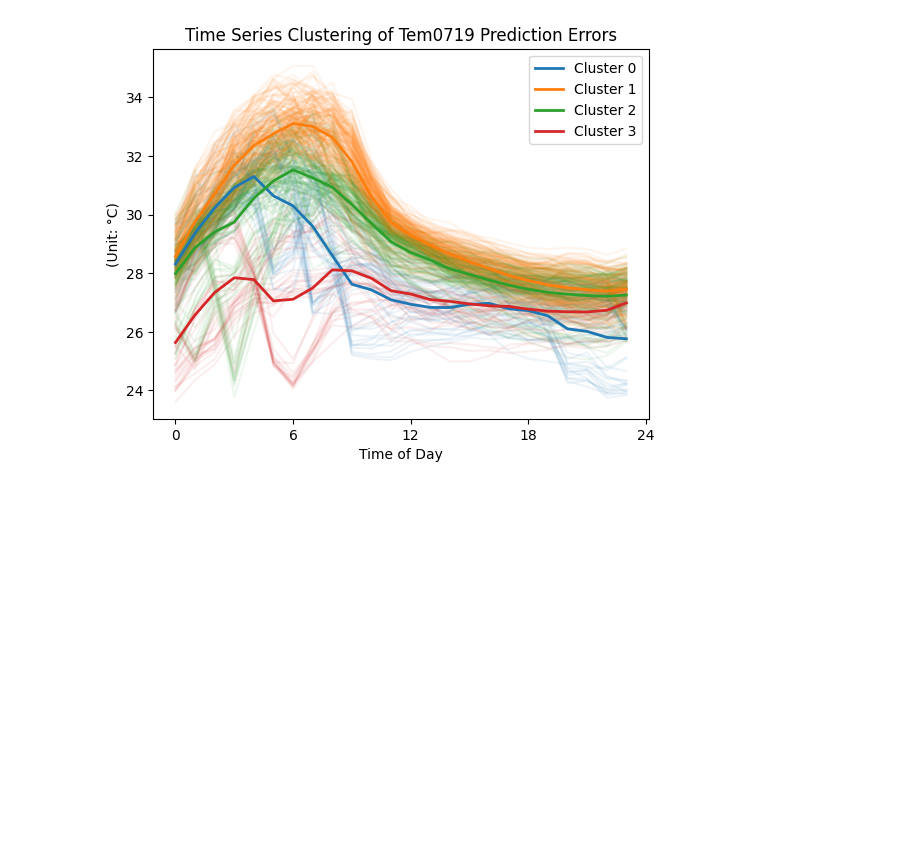
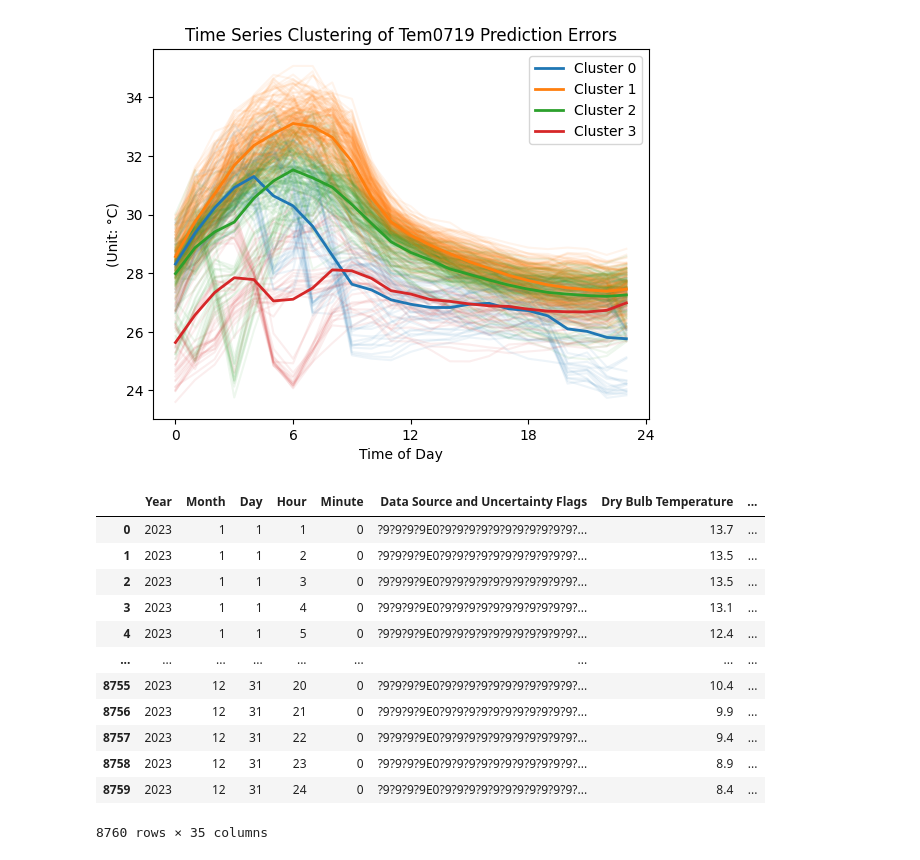
Before and after one commit to VIP-SMUR/24Fa-Microclimate-LSTM-Kriging, a Jupyter notebook: python/Organized_Model_Eval.ipynb, the cells around one changed output. Saved outputs shown, nothing was run; the diff lists cells and outputs as text; code cells hidden in the pictures; blank space fills up the shorter version.

```diff
--- a/python/Organized_Model_Eval.ipynb
+++ b/python/Organized_Model_Eval.ipynb
@@ -487,3 +494,24 @@ clusterresult, kmeans = calculate_clustering(puredata, measure, nclu=nclu)
 plot_time_series_clustering(puredata, measure, kmeans, nclu=nclu, ylabel=f'(Unit: {measureunit[measure]})')
 # %% [output]
 [figure]
+# %%
+from epw import epw
+CRC = epw()
+CRC.read(r"C:\Users\zeyuj\OneDrive\Desktop\GNI Repo\24Fa-Microclimate-UWG\data\CRC.epw")
+# %%
+CRC_df = CRC.dataframe
+CRC_df
+# %% [output]
+|  | Year | Month | Day | Hour | Minute | Data Source and Uncertainty Flags | Dry Bulb Temperature | ... |
+| 0 | 2023 | 1 | 1 | 1 | 0 | ?9?9?9?9E0?9?9?9?9?9?9?9?9?9?9?9?... | 13.7 | ... |
+| 1 | 2023 | 1 | 1 | 2 | 0 | ?9?9?9?9E0?9?9?9?9?9?9?9?9?9?9?9?... | 13.5 | ... |
+| 2 | 2023 | 1 | 1 | 3 | 0 | ?9?9?9?9E0?9?9?9?9?9?9?9?9?9?9?9?... | 13.5 | ... |
+| 3 | 2023 | 1 | 1 | 4 | 0 | ?9?9?9?9E0?9?9?9?9?9?9?9?9?9?9?9?... | 13.1 | ... |
+| 4 | 2023 | 1 | 1 | 5 | 0 | ?9?9?9?9E0?9?9?9?9?9?9?9?9?9?9?9?... | 12.4 | ... |
+| ... | ... | ... | ... | ... | ... | ... | ... | ... |
+| 8755 | 2023 | 12 | 31 | 20 | 0 | ?9?9?9?9E0?9?9?9?9?9?9?9?9?9?9?9?... | 10.4 | ... |
+| 8756 | 2023 | 12 | 31 | 21 | 0 | ?9?9?9?9E0?9?9?9?9?9?9?9?9?9?9?9?... | 9.9 | ... |
+| 8757 | 2023 | 12 | 31 | 22 | 0 | ?9?9?9?9E0?9?9?9?9?9?9?9?9?9?9?9?... | 9.4 | ... |
+| 8758 | 2023 | 12 | 31 | 23 | 0 | ?9?9?9?9E0?9?9?9?9?9?9?9?9?9?9?9?... | 8.9 | ... |
+| 8759 | 2023 | 12 | 31 | 24 | 0 | ?9?9?9?9E0?9?9?9?9?9?9?9?9?9?9?9?... | 8.4 | ... |
+8760 rows × 35 columns
```
Also changed, not shown: parts of 10 cells of this notebook, 3 other files.
